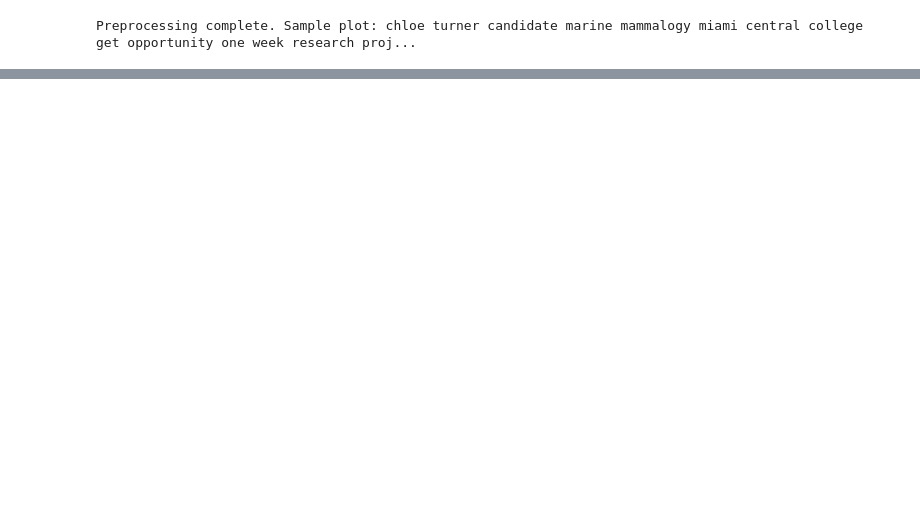
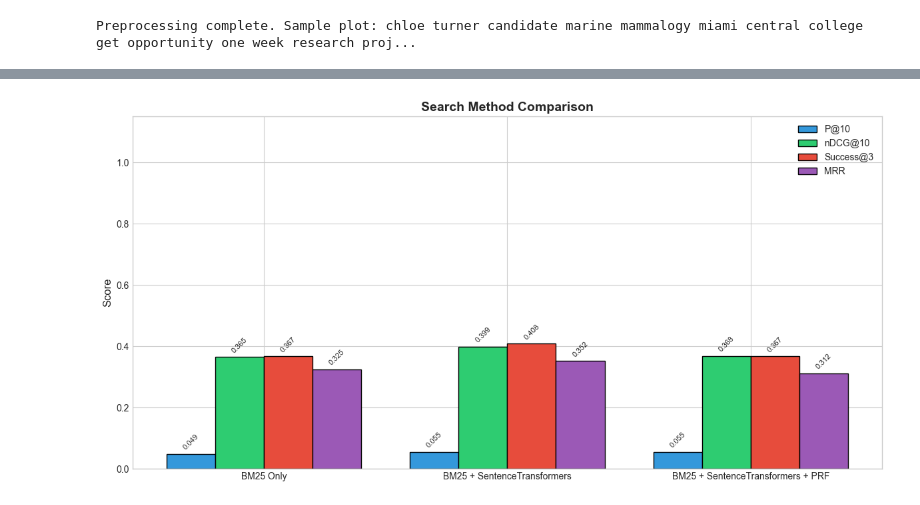
Before and after one commit to TheoXiong7/UIUCinema, a Jupyter notebook: Train.ipynb, the cells around one changed output, grey strips where cells are left out. Saved outputs shown, nothing was run; the diff lists cells and outputs as text; code cells hidden in the pictures; blank space fills up the shorter version.

```diff
--- a/Train.ipynb
+++ b/Train.ipynb
@@ -135,7 +145,15 @@ def compute_idf(corpus):
         df_counts.update(set(doc))
     return {term: math.log((N + 1) / (count + 1)) for term, count in df_counts.items()}
 
-idf_scores = compute_idf(corpus_full)
+if LOAD_FROM_FILES:
+    print("Loading IDF scores from file...")
+    with open('models/idf_scores.pkl', 'rb') as f:
+        idf_scores = pickle.load(f)
+else:
+    print("Computing IDF scores...")
+    idf_scores = compute_idf(corpus_full)
+
+print(f"IDF scores loaded: {len(idf_scores)} terms")
 
 def expand_query_prf(query, top_docs_idx, n_terms=10, prf_weight=0.3):
     """Expand query using pseudo-relevance feedback."""
@@ -348,19 +377,19 @@ Model saved to models/ with config: {'alpha': 0.69503362452272, 'w_plot': 0.3264
 # Interactive search function for testing
 def search(query, top_k=10):
     """Production search function."""
-    idx, scores = two_stage_search(query, alpha=alpha, stage1_k=200, top_k=top_k, use_prf=True)
+    idx, scores = two_stage_search(query, alpha=tuned_alpha, stage1_k=200, top_k=top_k, use_prf=True)
     results = df.iloc[idx][['movie_title', 'genre', 'synopsis']].copy()
     results['score'] = scores
     return results
 
 # quick test
-test_queries = [
+quick_test_queries = [
     "teenagers singing at school musical",
     "werewolf supernatural Beacon Hills",
     "marine biologist studies whales"
 ]
 
-for q in test_queries:
+for q in quick_test_queries:
     print(f"\nQuery: {q}")
     print(f"Top relevant: {list(search(q, top_k=5)['movie_title'])}")
 # %% [output]
@@ -502,0 +509,37 @@ Improvement over Baseline (BM25):
+# %%
+# Plot evaluation results as bar graph
+import matplotlib.pyplot as plt
+
+plt.style.use('seaborn-v0_8-whitegrid')
+fig, ax = plt.subplots(figsize=(12, 6))
+
+models = [r['Model'] for r in eval_results]
+metrics = ['P@10', 'nDCG@10', 'Success@3', 'MRR']
+colors = ['#3498db', '#2ecc71', '#e74c3c', '#9b59b6']
+
+x = np.arange(len(models))
+width = 0.2
+
+for i, (metric, color) in enumerate(zip(metrics, colors)):
+    values = [r[metric] for r in eval_results]
+    bars = ax.bar(x + i * width - 1.5 * width, values, width, label=metric, color=color, edgecolor='black')
+
+    # Add value labels
+    for bar in bars:
+        height = bar.get_height()
+        ax.annotate(f'{height:.3f}',
+                    xy=(bar.get_x() + bar.get_width() / 2, height),
+                    xytext=(0, 3), textcoords="offset points",
+                    ha='center', va='bottom', fontsize=8, rotation=45)
+
+ax.set_ylabel('Score', fontsize=12)
+ax.set_title('Search Method Comparison', fontsize=14, fontweight='bold')
+ax.set_xticks(x)
+ax.set_xticklabels(models, fontsize=10)
+ax.legend(loc='upper right')
+ax.set_ylim(0, 1.15)
+
+plt.tight_layout()
+plt.show()
+# %% [output]
+[figure, added]
```
Also changed, not shown: parts of 11 cells of this notebook, 4 other files.
